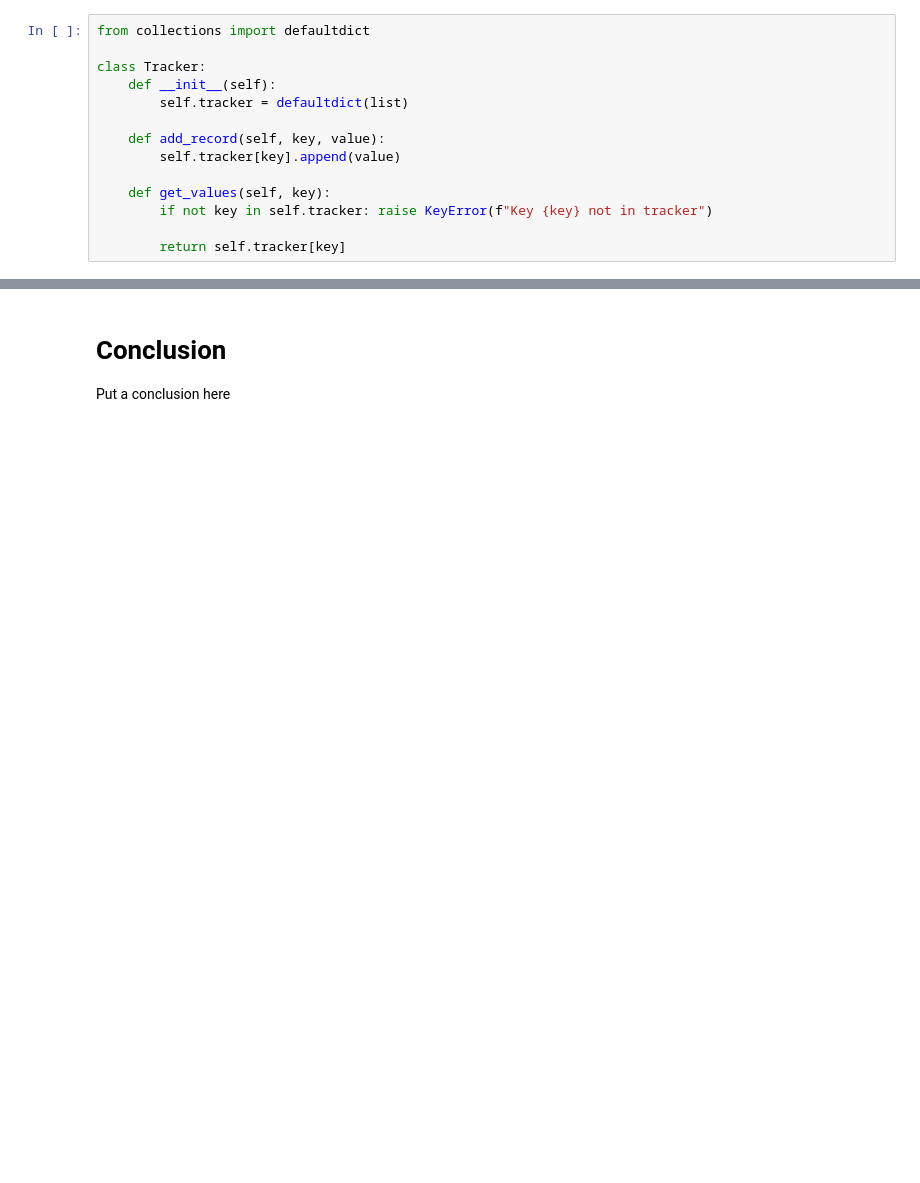
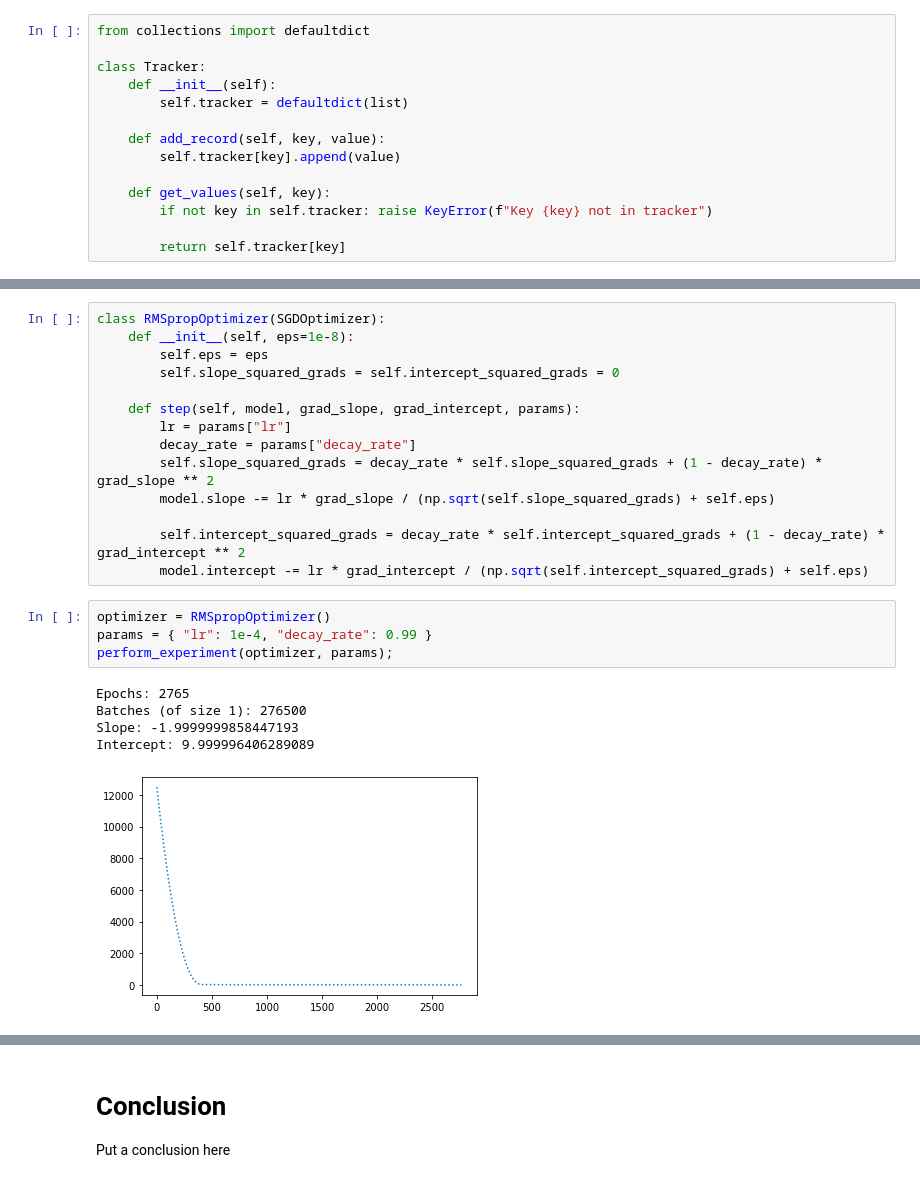
Before and after one commit to AugustasMacijauskas/personal-website, a Jupyter notebook: _notebooks/optimisation-algorithms.ipynb, the cells around one changed output, grey strips where cells are left out. Drawn from its saved outputs; the diff is of its cells as text; blank space fills up the shorter version.

```diff
--- a/_notebooks/optimisation-algorithms.ipynb
+++ b/_notebooks/optimisation-algorithms.ipynb
@@ -227,0 +289,24 @@ plt.plot(tracker.get_values("error"), linestyle="dotted");
+# %%
+class RMSpropOptimizer(SGDOptimizer):
+    def __init__(self, eps=1e-8):
+        self.eps = eps
+        self.slope_squared_grads = self.intercept_squared_grads = 0
+
+    def step(self, model, grad_slope, grad_intercept, params):
+        lr = params["lr"]
+        decay_rate = params["decay_rate"]
+        self.slope_squared_grads = decay_rate * self.slope_squared_grads + (1 - decay_rate) * grad_slope ** 2
+        model.slope -= lr * grad_slope / (np.sqrt(self.slope_squared_grads) + self.eps)
+
+        self.intercept_squared_grads = decay_rate * self.intercept_squared_grads + (1 - decay_rate) * grad_intercept ** 2
+        model.intercept -= lr * grad_intercept / (np.sqrt(self.intercept_squared_grads) + self.eps)
+# %%
+optimizer = RMSpropOptimizer()
+params = { "lr": 1e-4, "decay_rate": 0.99 }
+perform_experiment(optimizer, params);
+# %% [output]
+Epochs: 2765
+Batches (of size 1): 276500
+Slope: -1.9999999858447193
+Intercept: 9.999996406289089
+[figure, added]
```
Also changed, not shown: parts of 42 cells of this notebook, 1 other file.
